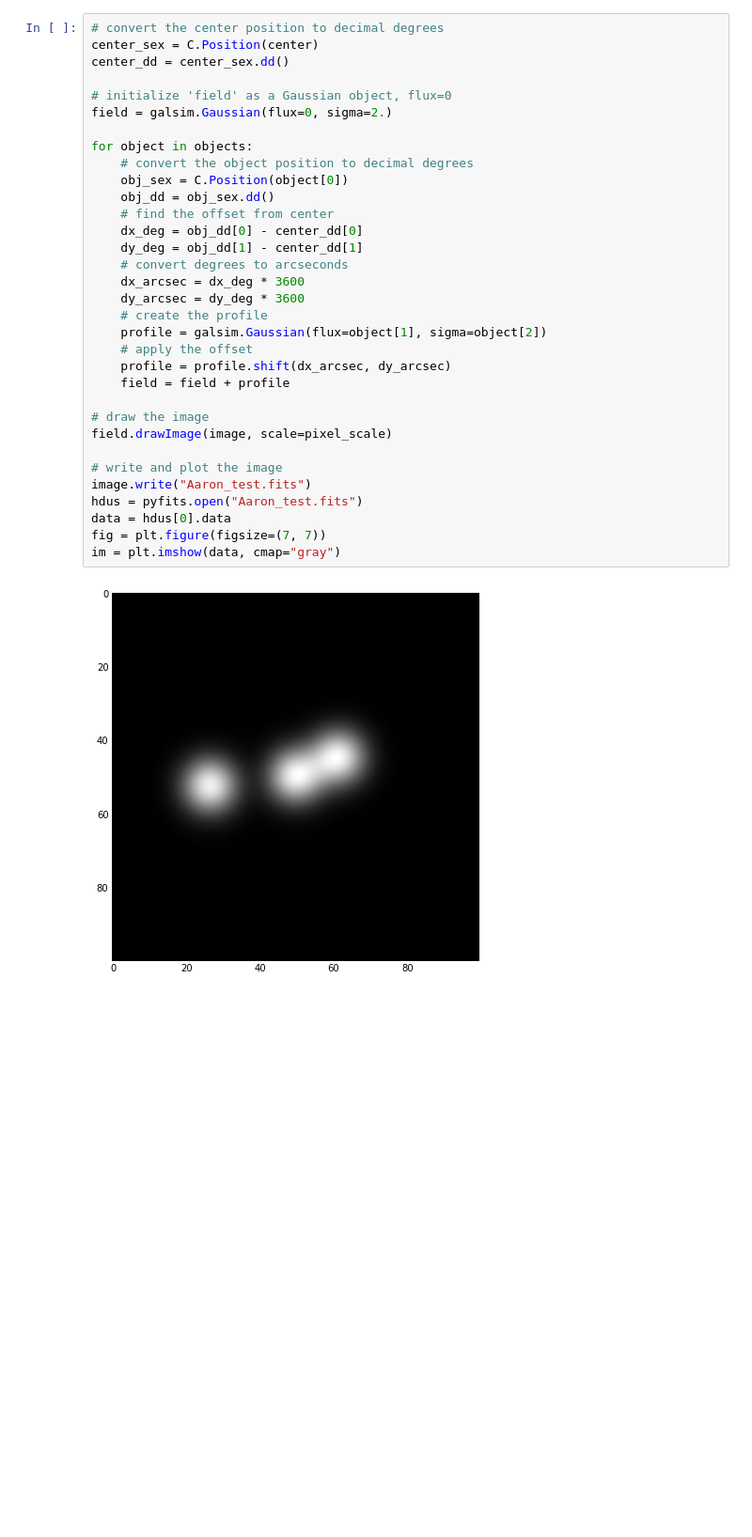
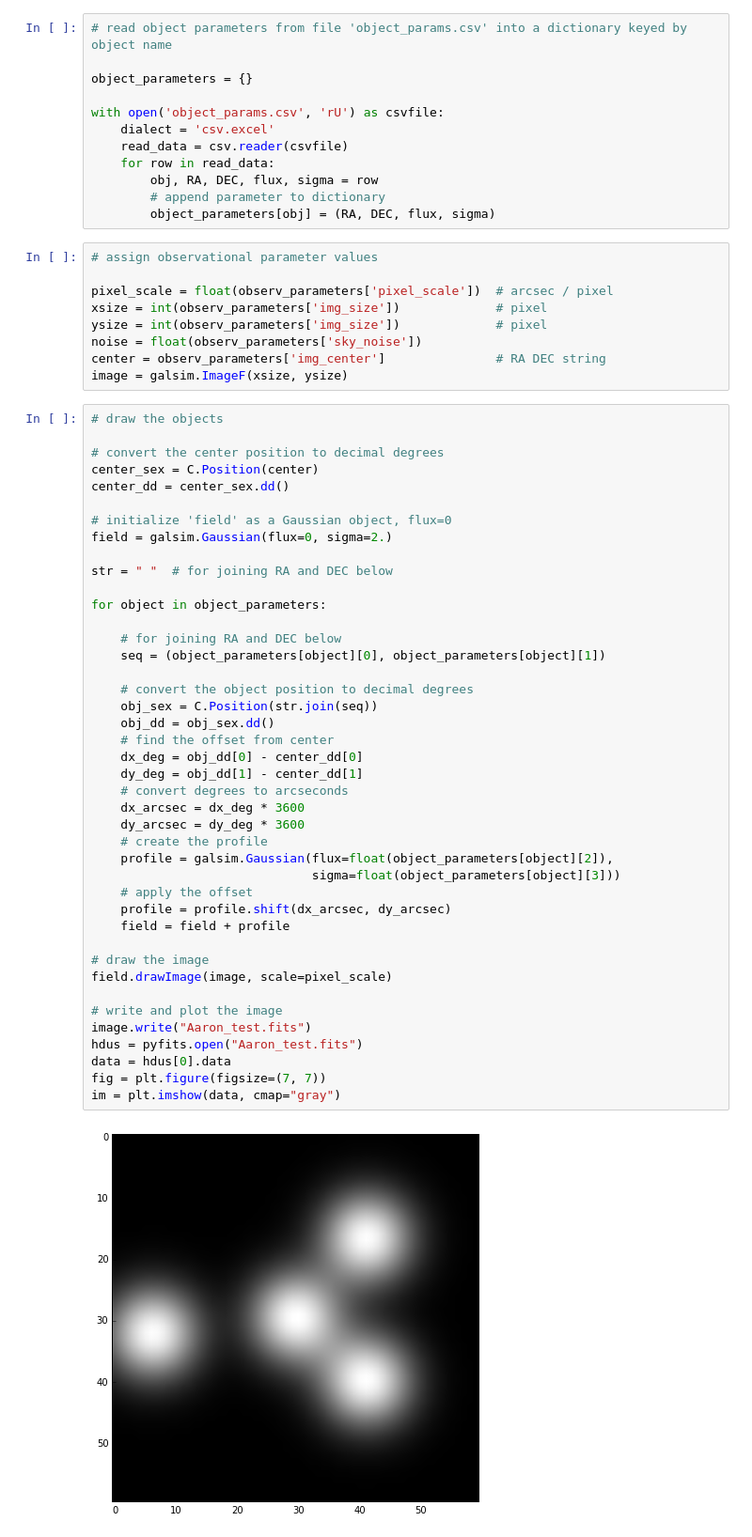
Before and after one commit to lmoustakas/lcolens, a Jupyter notebook: python/anb/GalSim_Aaron_2.ipynb, the cells around one changed output. Shown at 94% size. Saved outputs shown, nothing was run; the diff lists cells and outputs as text; blank space fills up the shorter version.

Commit message:
Now reads general observational and object parameters from files: 'observ_params.txt' and 'object_params.csv'

```diff
--- a/python/anb/GalSim_Aaron_2.ipynb
+++ b/python/anb/GalSim_Aaron_2.ipynb
@@ -22,35 +31,65 @@ objects = [['04:38:14.786 -12:17:14.91', 1.e5, 2.], ['04:38:14.186 -12:17:13.91'
+# %%
+# read object parameters from file 'object_params.csv' into a dictionary keyed by object name
+
+object_parameters = {}
+
+with open('object_params.csv', 'rU') as csvfile:
+    dialect = 'csv.excel'
+    read_data = csv.reader(csvfile)
+    for row in read_data:
+        obj, RA, DEC, flux, sigma = row
+        # append parameter to dictionary
+        object_parameters[obj] = (RA, DEC, flux, sigma)
+# %%
+# assign observational parameter values
+
+pixel_scale = float(observ_parameters['pixel_scale'])  # arcsec / pixel
+xsize = int(observ_parameters['img_size'])             # pixel
+ysize = int(observ_parameters['img_size'])             # pixel
+noise = float(observ_parameters['sky_noise'])
+center = observ_parameters['img_center']               # RA DEC string
+image = galsim.ImageF(xsize, ysize)
 # %%
+# draw the objects
+
 # convert the center position to decimal degrees
 center_sex = C.Position(center)
 center_dd = center_sex.dd()
 
 # initialize 'field' as a Gaussian object, flux=0
 field = galsim.Gaussian(flux=0, sigma=2.)
 
-for object in objects:
+str = " "  # for joining RA and DEC below
+
+for object in object_parameters:
+
+    # for joining RA and DEC below
+    seq = (object_parameters[object][0], object_parameters[object][1])
+
     # convert the object position to decimal degrees
-    obj_sex = C.Position(object[0])
+    obj_sex = C.Position(str.join(seq))
     obj_dd = obj_sex.dd()
     # find the offset from center
     dx_deg = obj_dd[0] - center_dd[0]
     dy_deg = obj_dd[1] - center_dd[1]
     # convert degrees to arcseconds
     dx_arcsec = dx_deg * 3600
     dy_arcsec = dy_deg * 3600
     # create the profile
-    profile = galsim.Gaussian(flux=object[1], sigma=object[2])
+    profile = galsim.Gaussian(flux=float(object_parameters[object][2]),
+                              sigma=float(object_parameters[object][3]))
     # apply the offset
     profile = profile.shift(dx_arcsec, dy_arcsec)
     field = field + profile
 
 # draw the image
 field.drawImage(image, scale=pixel_scale)
 
 # write and plot the image
 image.write("Aaron_test.fits")
 hdus = pyfits.open("Aaron_test.fits")
 data = hdus[0].data
 fig = plt.figure(figsize=(7, 7))
 im = plt.imshow(data, cmap="gray")
 # %% [output]
-[figure, old version]
+[figure, new version]
```
Also changed, not shown: parts of 5 cells of this notebook.
